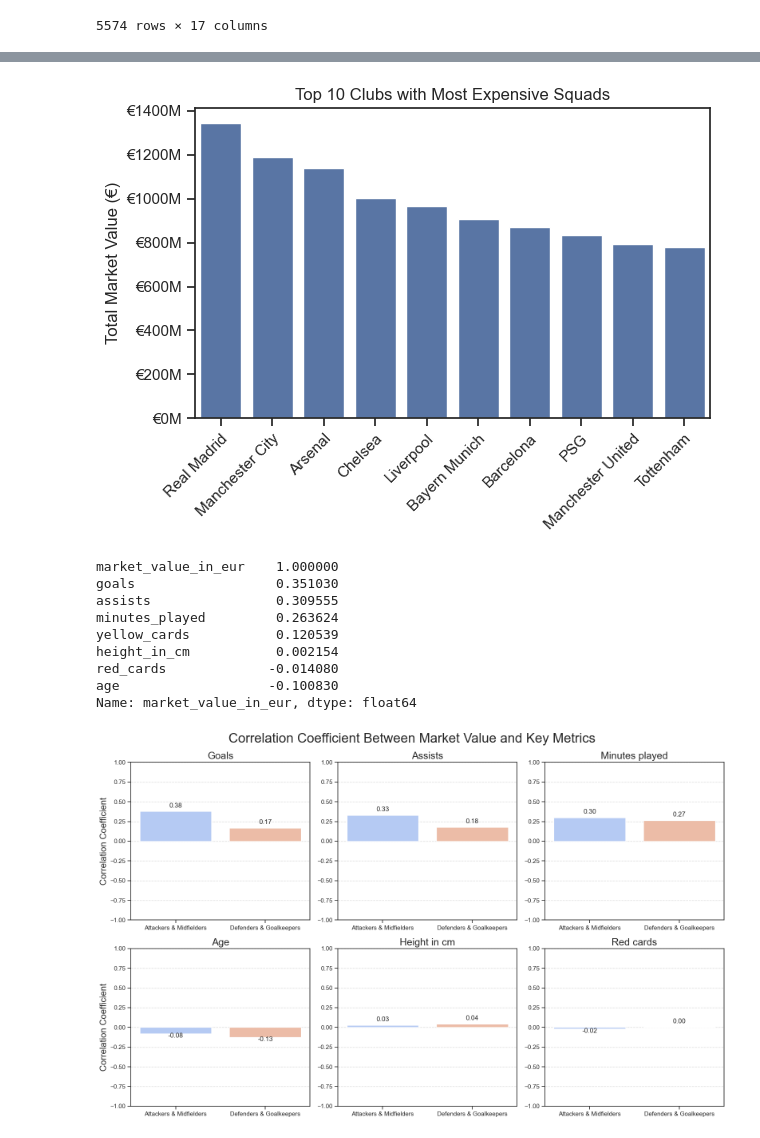
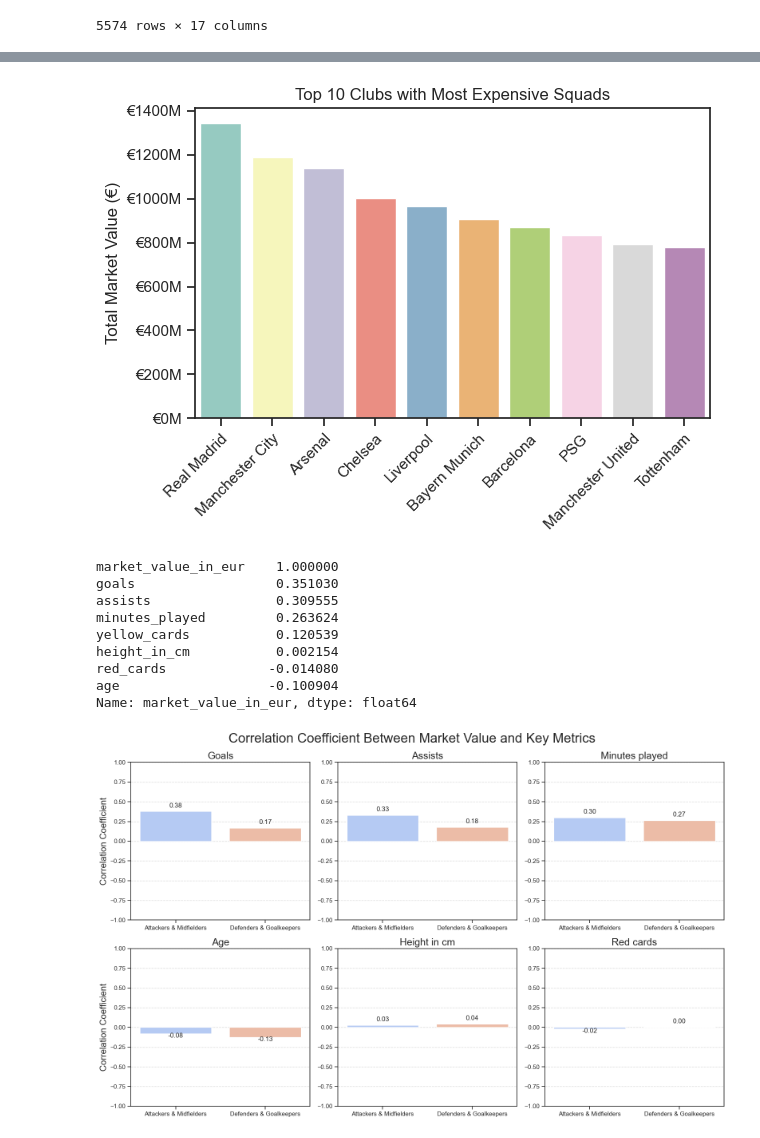
Before and after one commit to LiamMitchell6767/Python_Football_Project, a Jupyter notebook: 2_Market_Value_Analysis.ipynb, the cells around one changed output, grey strips where cells are left out. Cells and saved outputs as stored; diff of their text form; code cells hidden in the pictures.

```diff
--- a/2_Market_Value_Analysis.ipynb
+++ b/2_Market_Value_Analysis.ipynb
@@ -41,9 +41,7 @@ Player_stats = Full_Player_Data.groupby('name').agg({
     'assists': 'sum',
     'minutes_played': 'sum',
     'appearance_id': 'count'
-})
-
-Player_stats = Player_stats.reset_index()
+}).reset_index()
 
 Player_stats
 # %% [output]
@@ -156,0 +148,27 @@ plt.show()
+# %%
+Top_5_Leagues = Full_Player_Data.groupby('current_club_domestic_competition_id')['market_value_in_eur'].sum().sort_values(ascending=False).head(10)
+
+# Fill out the corresponding league names for the IDs
+league_names = [
+    "Premier League",   # GB1
+    "LaLiga",           # ES1
+    "Serie A",          # IT1
+    "Ligue 1",          # FR1
+    "Bundesliga",       # L1
+    "Primeira Liga",    # PO1
+    "Eredivisie",       # NL1
+    "Süper Lig",        # TR1
+    "Pro League",       # BE1
+    "Russian Premier League", # RU1
+]
+
+sns.set_theme(style="ticks")
+sns.barplot(x=league_names, y=Top_5_Leagues.values, hue=league_names, palette='magma')
+ax = plt.gca()
+ax.yaxis.set_major_formatter(plt.FuncFormatter(lambda y, _: f'€{int(y/1000000)}M'))
+
+plt.title('Top 5 Leagues by Total Market Value', fontsize=14)
+plt.xlabel('')
+plt.ylabel('Total Market Value (€)', fontsize=12)
+plt.xticks(rotation=45, ha='right', rotation_mode='anchor')
+plt.show()
@@ -157,24 +177,24 @@ plt.show()
 # %%
 Top_10_Clubs = Full_Player_Data.groupby('current_club_name')['market_value_in_eur'].sum().sort_values(ascending=False).head(10)
 
 # Shorten the club names
 short_club_list = [
     "Real Madrid", "Manchester City", "Arsenal", "Chelsea",
     "Liverpool", "Bayern Munich", "Barcelona", "PSG",
     "Manchester United", "Tottenham"
 ]
 sns.set_theme(style="ticks")
-sns.barplot (x=short_club_list, y=Top_10_Clubs.values)
+sns.barplot (x=short_club_list, y=Top_10_Clubs.values, hue=short_club_list, palette='Set3')
 ax = plt.gca()
 ax.yaxis.set_major_formatter(plt.FuncFormatter(lambda y, _: f'€{int(y/1000000)}M'))
 plt.title('Top 10 Clubs with Most Expensive Squads')
 plt.xlabel('')
 plt.ylabel('Total Market Value (€)')
 plt.xticks(rotation=45, ha='right', rotation_mode='anchor')
 plt.tight_layout()
 plt.show()
 # %% [output]
-[figure, old version]
+[figure, new version]
 # %%
 columns_of_interest = ['market_value_in_eur', 'goals', 'assists', 'age', 'height_in_cm', 'yellow_cards', 'red_cards', 'minutes_played']
 correlation = Full_Player_Data[columns_of_interest].corr()
@@ -188,7 +208,7 @@ minutes_played         0.263624
 yellow_cards           0.120539
 height_in_cm           0.002154
 red_cards             -0.014080
-age                   -0.100830
+age                   -0.100904
 Name: market_value_in_eur, dtype: float64
 # %%
 attributes = ['goals', 'assists', 'minutes_played', 'age', 'height_in_cm', 'red_cards']
```
Also changed, not shown: parts of 6 cells of this notebook, 3 other files.
